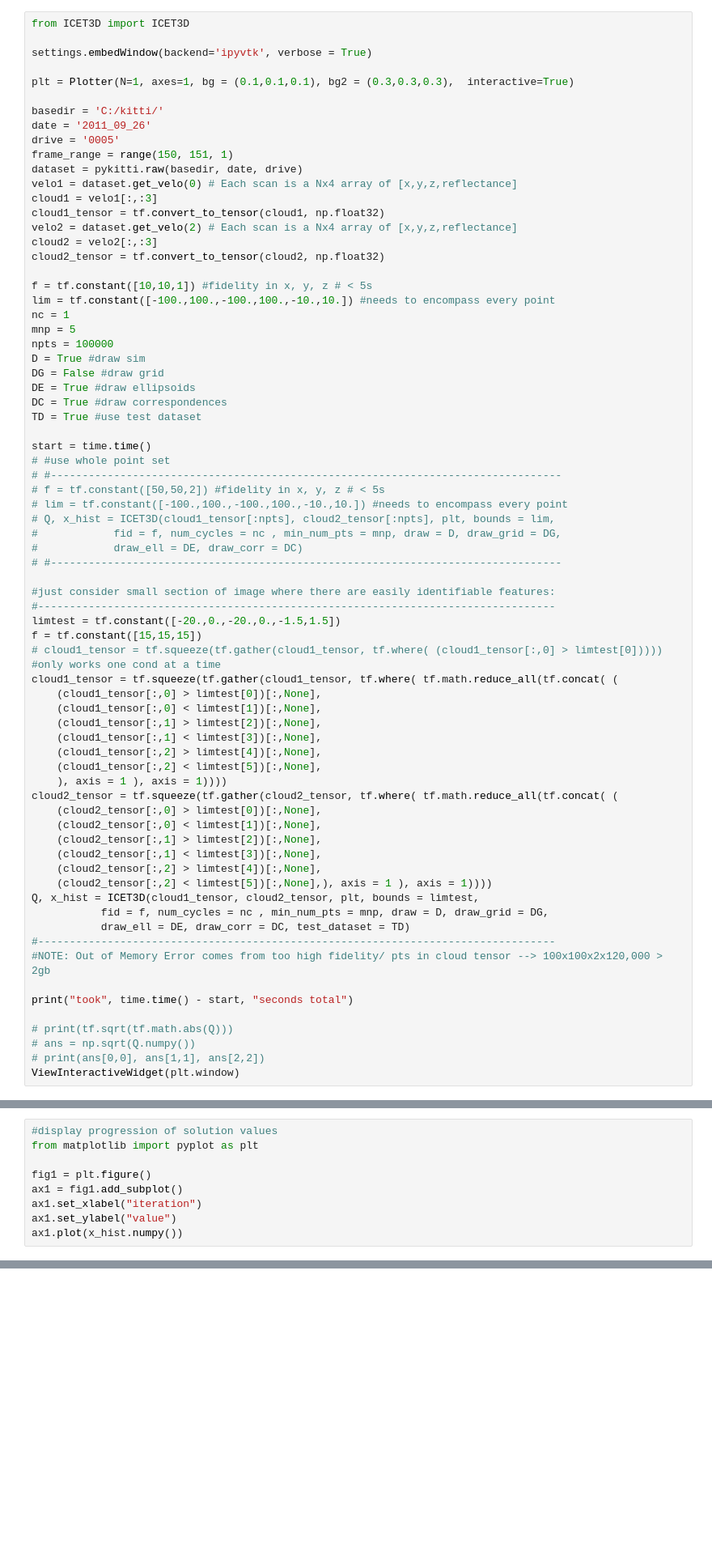
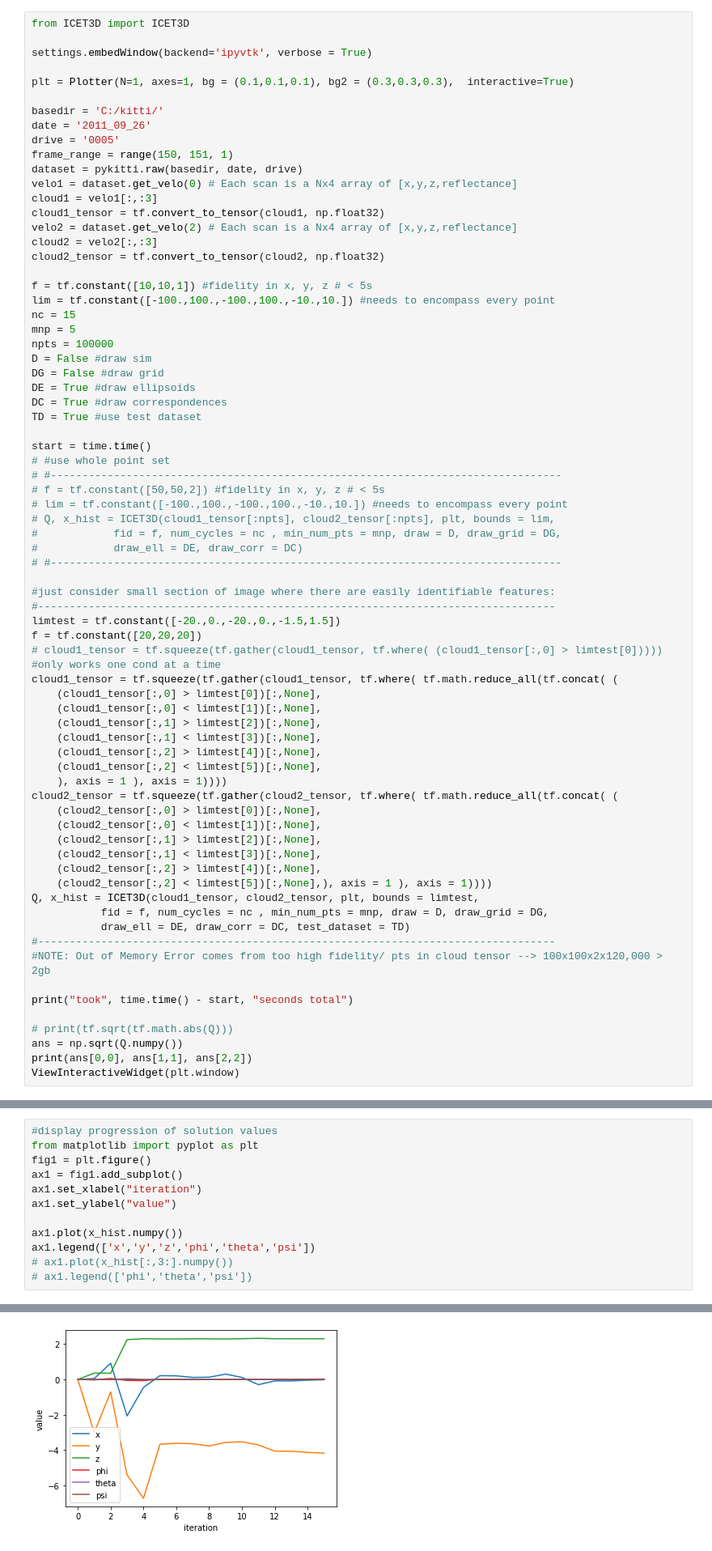
Before and after one commit to mcdermatt/ASAR, a Jupyter notebook: v2/ICET3D.ipynb, the cells around one changed output, grey strips where cells are left out. Shown at 81% size. Drawn from its saved outputs; the diff is of its cells as text; blank space fills up the shorter version.

Commit message:
fixed bug preventing translation estimates from working - still need to figure out how to get U's on neighboring surface distributions to point in the same direction

```diff
--- a/v2/ICET3D.ipynb
+++ b/v2/ICET3D.ipynb
@@ -46,10 +46,10 @@ cloud2_tensor = tf.convert_to_tensor(cloud2, np.float32)
 
 f = tf.constant([10,10,1]) #fidelity in x, y, z # < 5s
 lim = tf.constant([-100.,100.,-100.,100.,-10.,10.]) #needs to encompass every point
-nc = 1
+nc = 15
 mnp = 5
 npts = 100000
-D = True #draw sim
+D = False #draw sim
 DG = False #draw grid
 DE = True #draw ellipsoids
 DC = True #draw correspondences
@@ -68,7 +68,7 @@ start = time.time()
 #just consider small section of image where there are easily identifiable features:
 #----------------------------------------------------------------------------------
 limtest = tf.constant([-20.,0.,-20.,0.,-1.5,1.5])
-f = tf.constant([15,15,15])
+f = tf.constant([20,20,20])
 # cloud1_tensor = tf.squeeze(tf.gather(cloud1_tensor, tf.where( (cloud1_tensor[:,0] > limtest[0]))))	#only works one cond at a time
 cloud1_tensor = tf.squeeze(tf.gather(cloud1_tensor, tf.where( tf.math.reduce_all(tf.concat( (
 	(cloud1_tensor[:,0] > limtest[0])[:,None],
@@ -94,8 +94,8 @@ Q, x_hist = ICET3D(cloud1_tensor, cloud2_tensor, plt, bounds = limtest,
 print("took", time.time() - start, "seconds total")
 
 # print(tf.sqrt(tf.math.abs(Q)))
-# ans = np.sqrt(Q.numpy())
-# print(ans[0,0], ans[1,1], ans[2,2])
+ans = np.sqrt(Q.numpy())
+print(ans[0,0], ans[1,1], ans[2,2])
 ViewInteractiveWidget(plt.window)
 # %% [output]
 tf.Tensor([44130     3], shape=(2,), dtype=int32)
@@ -120,9 +119,13 @@ ViewInteractiveWidget(height=960, layout=Layout(height='auto', width='100%'), wi
 # %%
 #display progression of solution values
 from matplotlib import pyplot as plt
-
 fig1 = plt.figure()
 ax1 = fig1.add_subplot()
 ax1.set_xlabel("iteration")
 ax1.set_ylabel("value")
+
 ax1.plot(x_hist.numpy())
+ax1.legend(['x','y','z','phi','theta','psi'])
+# ax1.plot(x_hist[:,3:].numpy())
+# ax1.legend(['phi','theta','psi'])
+# %% [output]
@@ -128,0 +133 @@ ax1.plot(x_hist.numpy())
+[figure, added]
```
Also changed, not shown: parts of 3 cells of this notebook, 3 other files.
